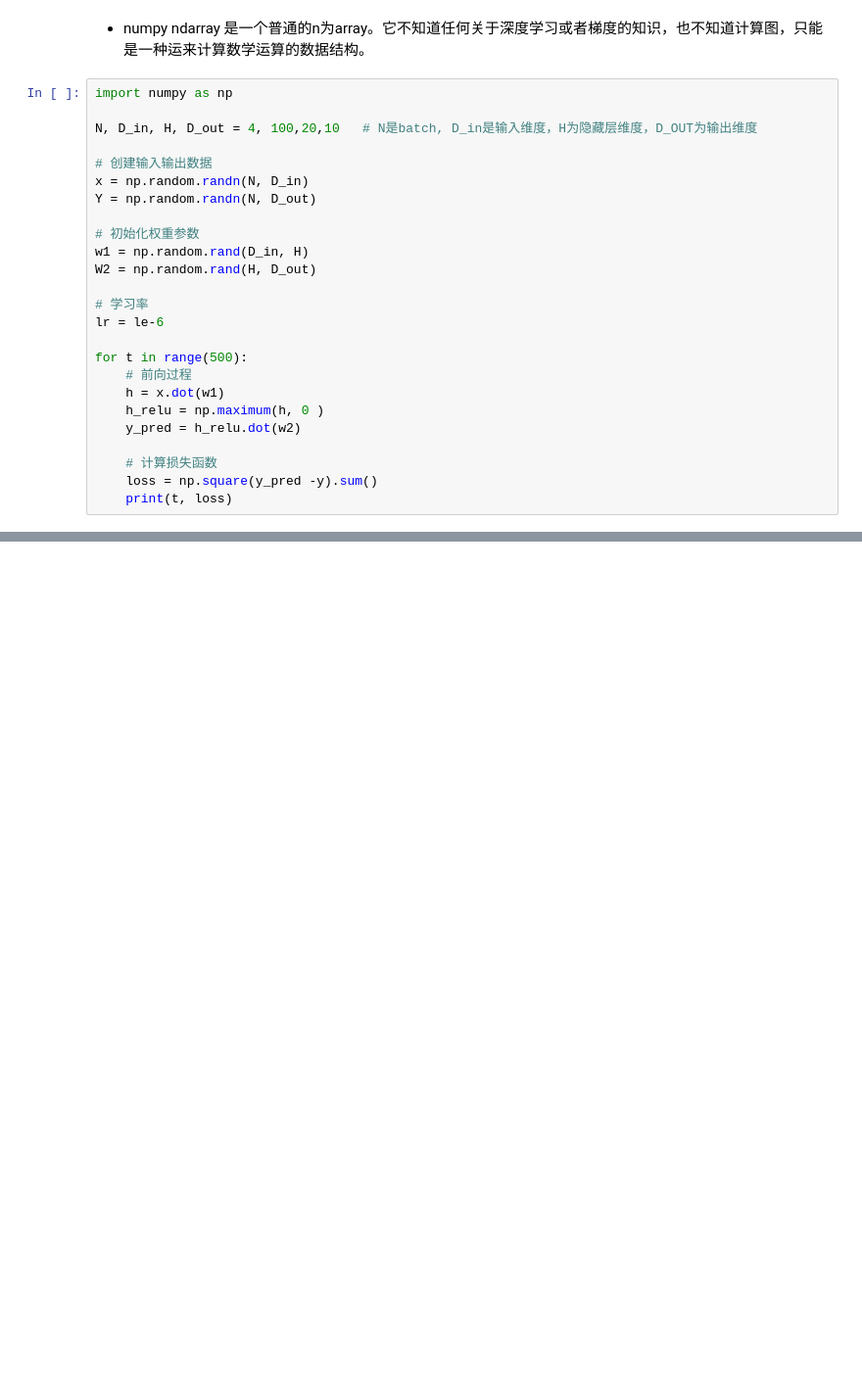
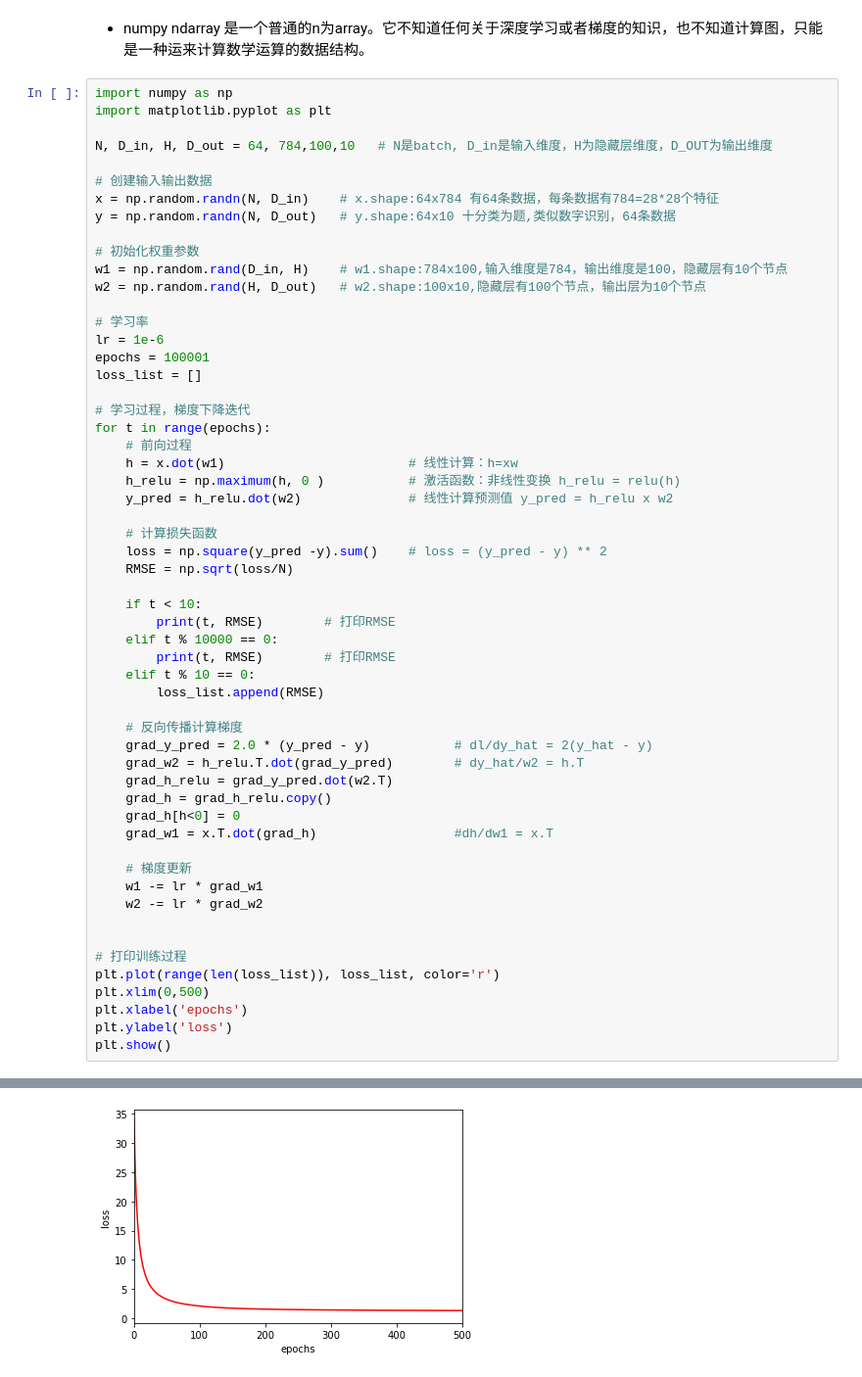
Before and after one commit to JHong-Tao/s2dl, a Jupyter notebook: code/ch03_fcnn/fcnn.ipynb, the cells around one changed output, grey strips where cells are left out. Shown at 98% size. Drawn from its saved outputs; the diff is of its cells as text; blank space fills up the shorter version.

```diff
--- a/code/ch03_fcnn/fcnn.ipynb
+++ b/code/ch03_fcnn/fcnn.ipynb
@@ -316,26 +388,58 @@ tensor([2., 2., 2., 2.], dtype=torch.float64)
 - numpy ndarray 是一个普通的n为array。它不知道任何关于深度学习或者梯度的知识，也不知道计算图，只能是一种运来计算数学运算的数据结构。
 # %%
 import numpy as np
+import matplotlib.pyplot as plt
 
-N, D_in, H, D_out = 4, 100,20,10   # N是batch, D_in是输入维度，H为隐藏层维度，D_OUT为输出维度
+N, D_in, H, D_out = 64, 784,100,10   # N是batch, D_in是输入维度，H为隐藏层维度，D_OUT为输出维度
 
 # 创建输入输出数据
-x = np.random.randn(N, D_in)
-Y = np.random.randn(N, D_out)
+x = np.random.randn(N, D_in)    # x.shape:64x784 有64条数据，每条数据有784=28*28个特征
+y = np.random.randn(N, D_out)   # y.shape:64x10 十分类为题,类似数字识别，64条数据
 
 # 初始化权重参数
-w1 = np.random.rand(D_in, H)
-W2 = np.random.rand(H, D_out)
+w1 = np.random.rand(D_in, H)    # w1.shape:784x100,输入维度是784，输出维度是100，隐藏层有10个节点
+w2 = np.random.rand(H, D_out)   # w2.shape:100x10,隐藏层有100个节点，输出层为10个节点
 
 # 学习率
-lr = le-6
+lr = 1e-6
+epochs = 100001
+loss_list = []
 
-for t in range(500):
+# 学习过程，梯度下降迭代
+for t in range(epochs):
     # 前向过程
-    h = x.dot(w1)
-    h_relu = np.maximum(h, 0 )
-    y_pred = h_relu.dot(w2)
+    h = x.dot(w1)                        # 线性计算：h=xw
+    h_relu = np.maximum(h, 0 )           # 激活函数：非线性变换 h_relu = relu(h)
+    y_pred = h_relu.dot(w2)              # 线性计算预测值 y_pred = h_relu x w2
 
     # 计算损失函数
-    loss = np.square(y_pred -y).sum()
-    print(t, loss)
+    loss = np.square(y_pred -y).sum()    # loss = (y_pred - y) ** 2
+    RMSE = np.sqrt(loss/N)
+
+    if t < 10:
+        print(t, RMSE)        # 打印RMSE
+    elif t % 10000 == 0:
+        print(t, RMSE)        # 打印RMSE
+    elif t % 10 == 0:
+        loss_list.append(RMSE)
+
+    # 反向传播计算梯度
+    grad_y_pred = 2.0 * (y_pred - y)           # dl/dy_hat = 2(y_hat - y)
+    grad_w2 = h_relu.T.dot(grad_y_pred)        # dy_hat/w2 = h.T
+    grad_h_relu = grad_y_pred.dot(w2.T)
+    grad_h = grad_h_relu.copy()
+    grad_h[h<0] = 0
+    grad_w1 = x.T.dot(grad_h)                  #dh/dw1 = x.T
+
+    # 梯度更新
+    w1 -= lr * grad_w1
+    w2 -= lr * grad_w2
+
+
+# 打印训练过程
+plt.plot(range(len(loss_list)), loss_list, color='r')
+plt.xlim(0,500)
+plt.xlabel('epochs')
+plt.ylabel('loss')
+plt.show()
+# %% [output]
@@ -341,0 +466 @@ for t in range(500):
+[figure, added]
```
Also changed, not shown: parts of 41 cells of this notebook, 4 other files.
